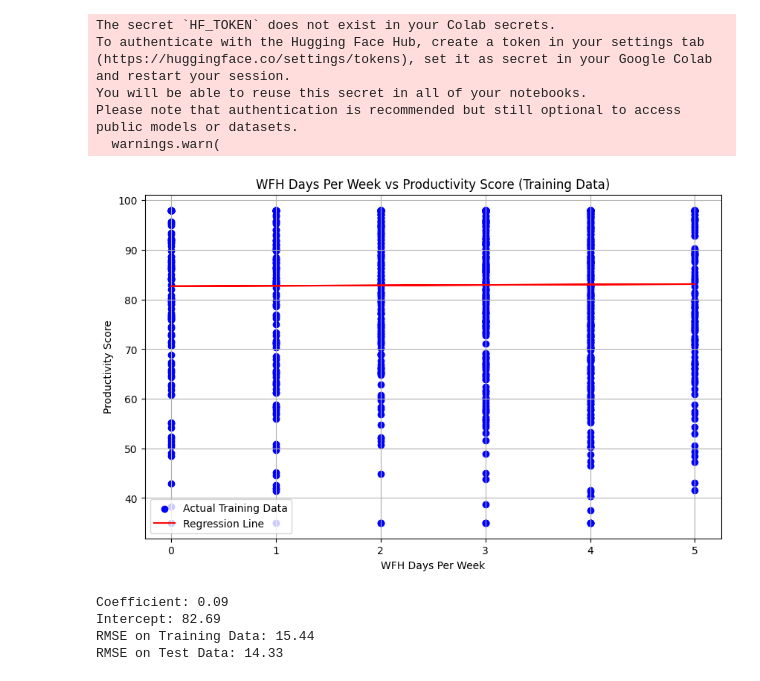
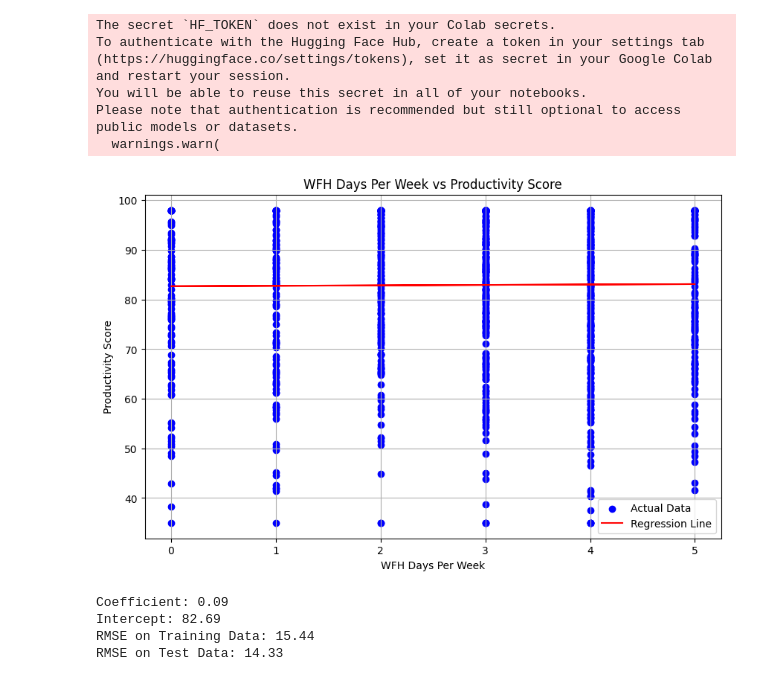
Before and after one commit to CS133-DataVisualization/term-project-couch-potatoes-group-5, a Jupyter notebook: linear_regression.ipynb, the cells around one changed output. Cells and saved outputs as stored; diff of their text form; code cells hidden in the pictures.

```diff
--- a/linear_regression.ipynb
+++ b/linear_regression.ipynb
@@ -28,36 +28,36 @@ y_train_values = y_train.values
 model = LinearRegression()
 
 model.fit(X_train_reshaped, y_train_values)
 
 y_pred_train = model.predict(X_train_reshaped)
 
 plt.figure(figsize=(10, 6))
-plt.scatter(X_train_reshaped, y_train_values, color='blue', label='Actual Training Data')
+plt.scatter(X_train_reshaped, y_train_values, color='blue', label='Actual Data')
 plt.plot(X_train_reshaped, y_pred_train, color='red', label='Regression Line')
-plt.title('WFH Days Per Week vs Productivity Score (Training Data)')
+plt.title('WFH Days Per Week vs Productivity Score')
 plt.xlabel('WFH Days Per Week')
 plt.ylabel('Productivity Score')
 plt.legend()
 plt.grid(True)
 plt.show()
 
 print(f"Coefficient: {model.coef_[0]:.2f}")
 print(f"Intercept: {model.intercept_:.2f}")
 
 mse_train = mean_squared_error(y_train_values, y_pred_train)
 rmse_train = np.sqrt(mse_train)
 print(f"RMSE on Training Data: {rmse_train:.2f}")
 
 X_test_reshaped = X_test.values.reshape(-1, 1)
 y_test_values = y_test.values
 
 y_pred_test = model.predict(X_test_reshaped)
 
 mse_test = mean_squared_error(y_test_values, y_pred_test)
 rmse_test = np.sqrt(mse_test)
 print(f"RMSE on Test Data: {rmse_test:.2f}")
 # %% [output]
-[figure, old version]
+[figure, new version]
 Coefficient: 0.09
 Intercept: 82.69
 RMSE on Training Data: 15.44
```
